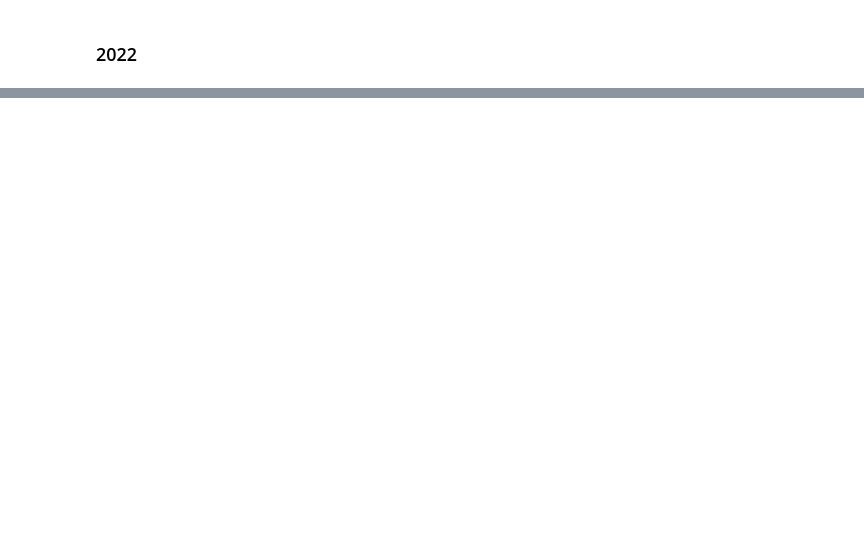
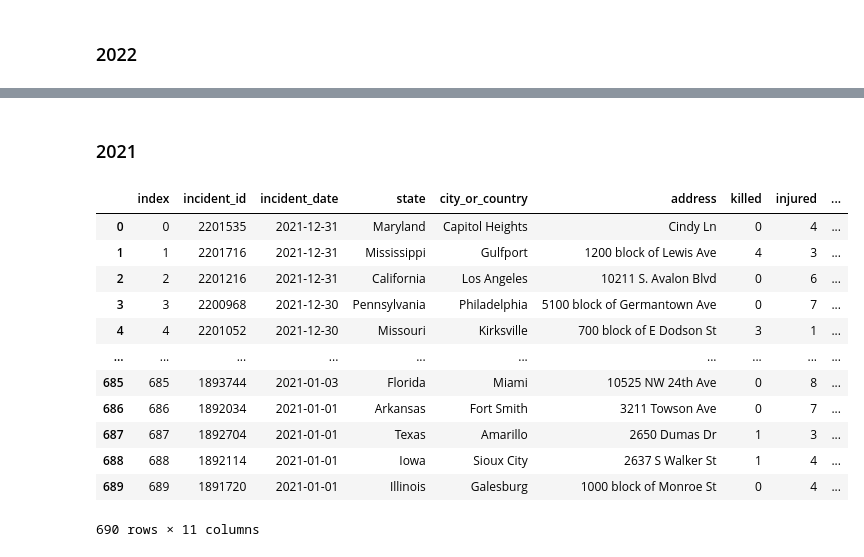
Before and after one commit to poojachaudhuri/project-2, a Jupyter notebook: cleaning.ipynb, the cells around one changed output, grey strips where cells are left out. Saved outputs shown, nothing was run; the diff lists cells and outputs as text; code cells hidden in the pictures; blank space fills up the shorter version.

```diff
--- a/cleaning.ipynb
+++ b/cleaning.ipynb
@@ -141,3 +155,22 @@ df_2022
 # save csv
 
 df_2022.to_csv('mass-shootings-2022.csv', index=False)
+# %% [markdown]
+### 2021
+# %%
+df_2021 = pd.read_csv('mass-shootings-2021.csv')
+df_2021
+# %% [output]
+|  | index | incident_id | incident_date | state | city_or_country | address | killed | injured | ... |
+| 0 | 0 | 2201535 | 2021-12-31 | Maryland | Capitol Heights | Cindy Ln | 0 | 4 | ... |
+| 1 | 1 | 2201716 | 2021-12-31 | Mississippi | Gulfport | 1200 block of Lewis Ave | 4 | 3 | ... |
+| 2 | 2 | 2201216 | 2021-12-31 | California | Los Angeles | 10211 S. Avalon Blvd | 0 | 6 | ... |
+| 3 | 3 | 2200968 | 2021-12-30 | Pennsylvania | Philadelphia | 5100 block of Germantown Ave | 0 | 7 | ... |
+| 4 | 4 | 2201052 | 2021-12-30 | Missouri | Kirksville | 700 block of E Dodson St | 3 | 1 | ... |
+| ... | ... | ... | ... | ... | ... | ... | ... | ... | ... |
+| 685 | 685 | 1893744 | 2021-01-03 | Florida | Miami | 10525 NW 24th Ave | 0 | 8 | ... |
+| 686 | 686 | 1892034 | 2021-01-01 | Arkansas | Fort Smith | 3211 Towson Ave | 0 | 7 | ... |
+| 687 | 687 | 1892704 | 2021-01-01 | Texas | Amarillo | 2650 Dumas Dr | 1 | 3 | ... |
+| 688 | 688 | 1892114 | 2021-01-01 | Iowa | Sioux City | 2637 S Walker St | 1 | 4 | ... |
+| 689 | 689 | 1891720 | 2021-01-01 | Illinois | Galesburg | 1000 block of Monroe St | 0 | 4 | ... |
+690 rows × 11 columns
```
Also changed, not shown: parts of 61 cells of this notebook, 15 other files.
